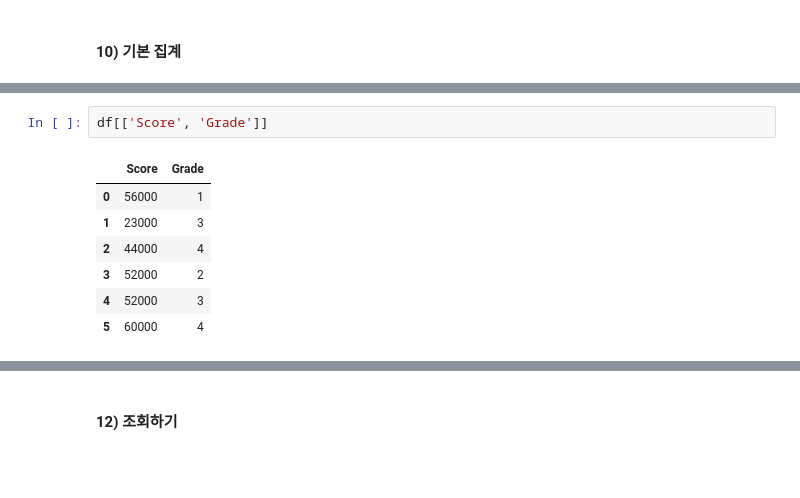
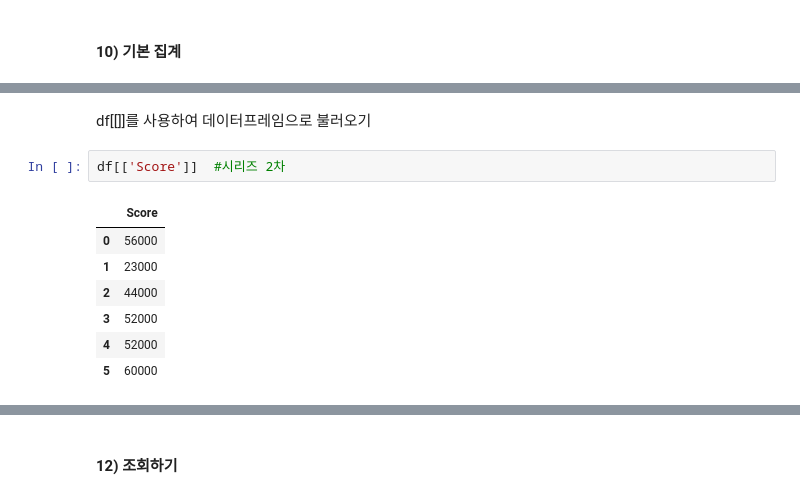
Before and after one commit to Run-aivle/study, a Jupyter notebook: Feb/02.06/SEN/Study.ipynb, the cells around one changed output, grey strips where cells are left out. Saved outputs shown, nothing was run; the diff lists cells and outputs as text; blank space fills up the shorter version.

```diff
--- a/Feb/02.06/SEN/Study.ipynb
+++ b/Feb/02.06/SEN/Study.ipynb
@@ -339,10 +383,12 @@ dtype: int64
+# %% [markdown]
+df[[]]를 사용하여 데이터프레임으로 불러오기
 # %%
-df[['Score', 'Grade']]
+df[['Score']]  #시리즈 2차
 # %% [output]
-|  | Score | Grade |
-| 0 | 56000 | 1 |
-| 1 | 23000 | 3 |
-| 2 | 44000 | 4 |
-| 3 | 52000 | 2 |
-| 4 | 52000 | 3 |
-| 5 | 60000 | 4 |
+|  | Score |
+| 0 | 56000 |
+| 1 | 23000 |
+| 2 | 44000 |
+| 3 | 52000 |
+| 4 | 52000 |
+| 5 | 60000 |
```
Also changed, not shown: parts of 27 cells of this notebook.
